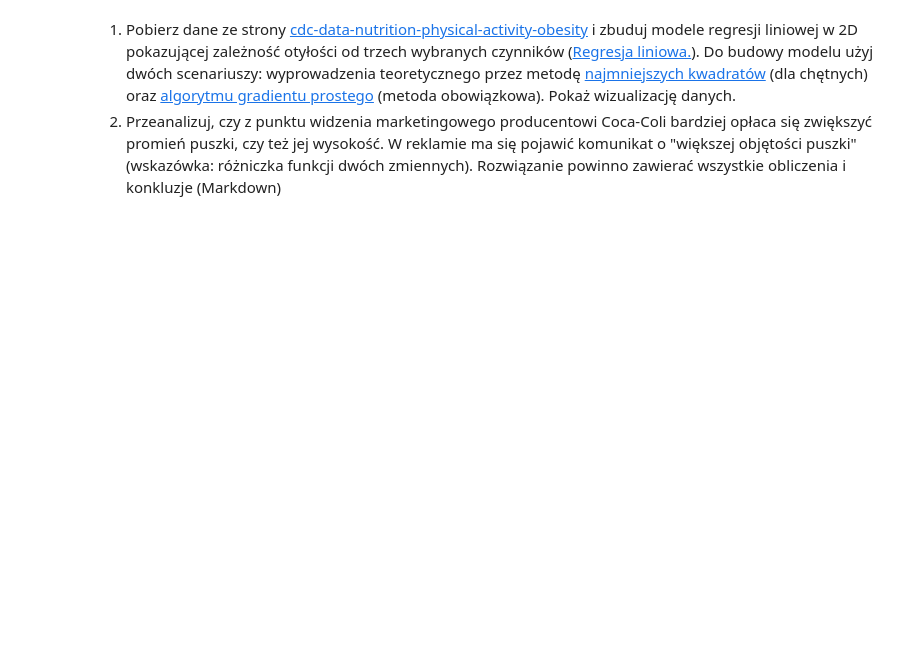
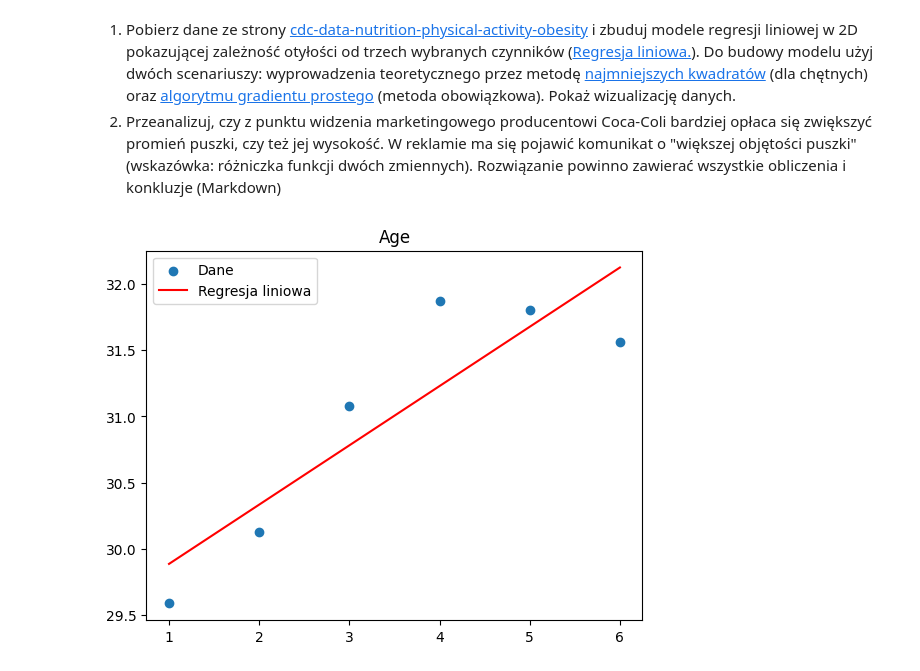
Before and after one commit to LamaInPijamas/analiza_matematyczna_2, a Jupyter notebook: Lab9/Lab_9.ipynb, the cells around one changed output. Cells and saved outputs as stored; diff of their text form; code cells hidden in the pictures; blank space fills up the shorter version.

```diff
--- a/Lab9/Lab_9.ipynb
+++ b/Lab9/Lab_9.ipynb
@@ -52,14 +69,81 @@ class LinearRegression:
 # %%
 file = pd.read_csv("data.csv")
 
-# YearStart, Gender, Age as x => Data_Value as y
 
-df = file[["YearStart", "Data_Value"]].dropna()
-df_year = (df.groupby("YearStart", as_index=False).mean(numeric_only=True))
-data = df_year.to_numpy(dtype=float)
-data[:, 0] = (data[:, 0] - data[:, 0].mean()) / data[:, 0].std()
+# Age(years) as x => Data_Value as y
+age_map = {
+    "18 - 24": 1,
+    "25 - 34": 2,
+    "35 - 44": 3,
+    "45 - 54": 4,
+    "55 - 64": 5,
+    "65 or older": 6
+}
 
-a = LinearRegression(0.01)
-a.learn(data)
-a.show()
+df_age = (file[["Age(years)", "Data_Value"]].dropna())
+df_age["AgeNum"] = df_age["Age(years)"].map(age_map)
+df_age = df_age.dropna(subset=["AgeNum"])
+df_age_agg = (df_age.groupby("AgeNum", as_index=False).mean(numeric_only=True))
+data_age = df_age_agg.to_numpy(dtype=float)
+
+model_age = LinearRegression("Age", 0.001, 100000)
+model_age.learn(data_age)
+model_age.show()
+
+print(age_map)
+
+
+
+
+
+
+
+# Education as x => Data_Value as y
+edu_map = {
+    "Less than high school": 1,
+    "High school graduate": 2,
+    "Some college": 3,
+    "College graduate": 4
+}
+
+df_edu = (file[["Education", "Data_Value"]].dropna())
+df_edu["EduNum"] = df_edu["Education"].map(edu_map)
+df_edu = df_edu.dropna(subset=["EduNum"])
+df_edu_agg = (df_edu.groupby("EduNum", as_index=False).mean(numeric_only=True))
+data_edu = df_edu_agg.to_numpy(dtype=float)
+
+model_edu = LinearRegression("Education", 0.01, 100000)
+model_edu.learn(np.array(data_edu))
+model_edu.show()
+
+print(edu_map)
+
+
+
+
+
+
+
+# Income as x => Data_Value as y
+inc_map = {
+    "Less than $15,000": 1,
+    "$15,000 - $24,999": 2,
+    "$25,000 - $34,999": 3,
+    "$35,000 - $49,999": 4,
+    "$50,000 - $74,999": 5,
+    "$75,000 or greater": 6
+}
+
+df_inc = (file[["Income", "Data_Value"]].dropna())
+df_inc["IncomeNum"] = df_inc["Income"].map(inc_map)
+df_inc = df_inc.dropna(subset=["IncomeNum"])
+df_inc_agg = (df_inc.groupby("IncomeNum", as_index=False).mean(numeric_only=True))
+data_inc = df_inc_agg.to_numpy(dtype=float)
+
+model_inc = LinearRegression("Income", 0.01, 100000)
+model_inc.learn(np.array(data_inc))
+model_inc.show()
+
+print(inc_map)
 # %% [output]
+[figure, new version]
```
Also changed, not shown: parts of 2 cells of this notebook.
